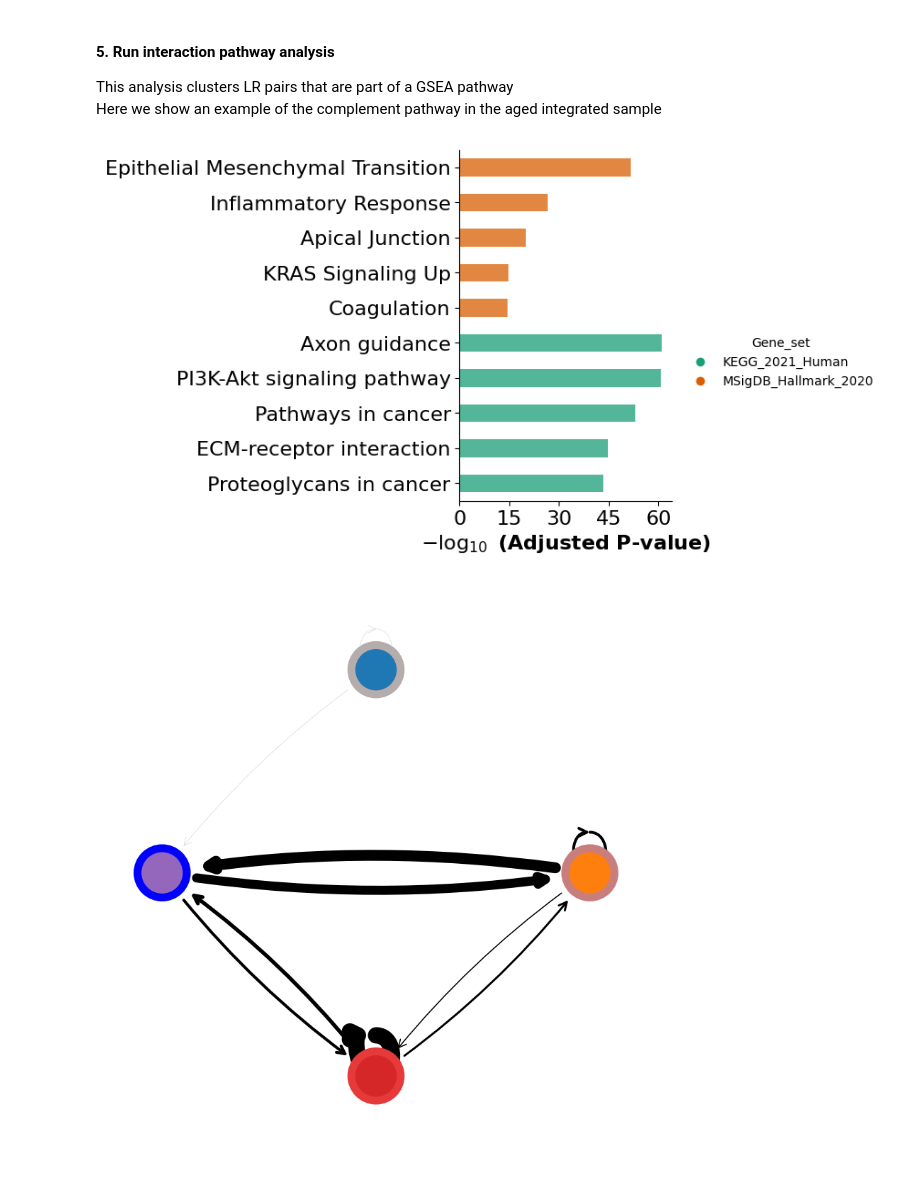
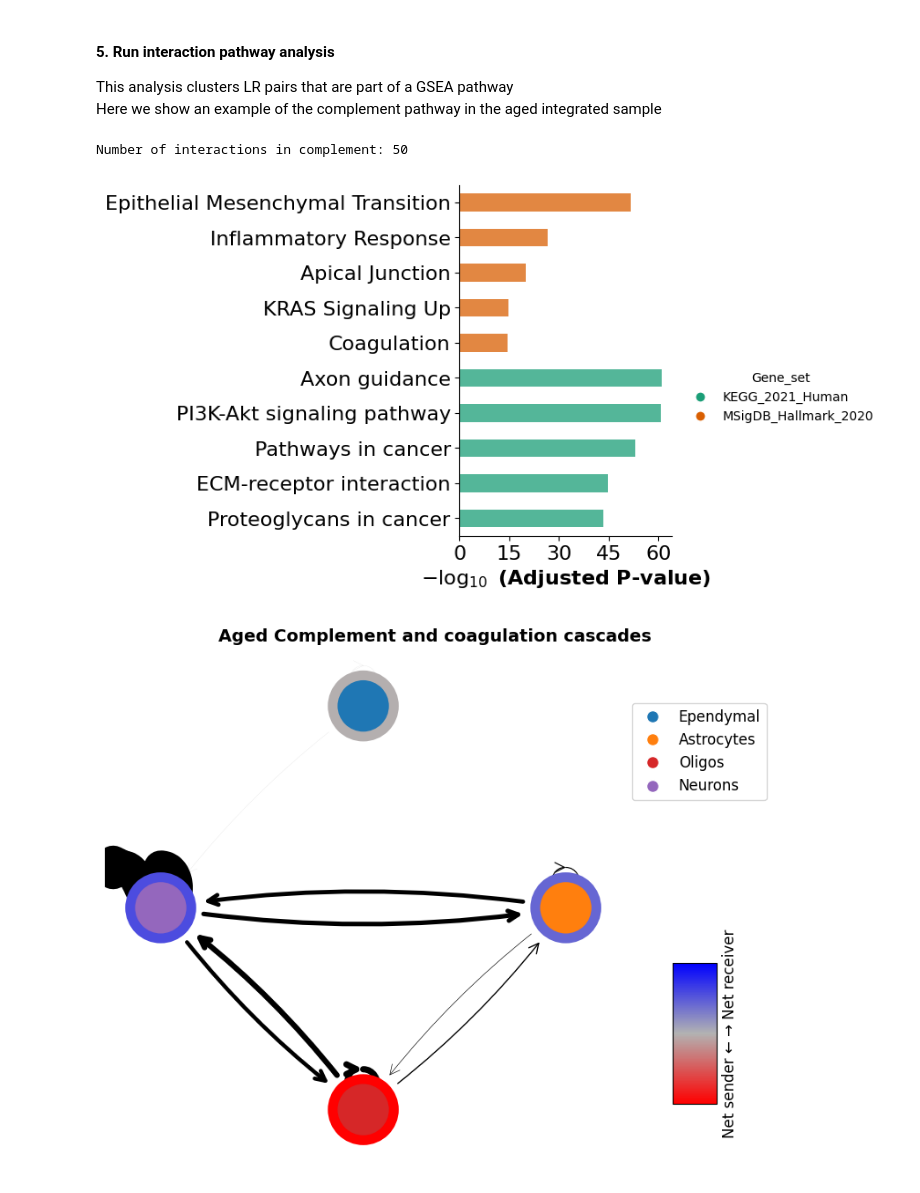
Before and after one commit to GenomicsMachineLearning/MMCCI, a Jupyter notebook: examples/brain_aging_example.ipynb, the cells around one changed output. Saved outputs shown, nothing was run; the diff lists cells and outputs as text; code cells hidden in the pictures.

Commit message:
Remove deprecated data files and update function names for clarity; refactor CCIData class methods

```diff
--- a/examples/brain_aging_example.ipynb
+++ b/examples/brain_aging_example.ipynb
@@ -181,12 +194,3 @@ mmcci.plt.lrs_per_celltype(young_integrated_filtered, sender="Astrocytes", recei
 
 This analysis clusters LR pairs with similar networks together. \
 Here we show an example of one aged cluster and one young cluster and run GSEA analysis on the LRs involved
-# %%
-aged_clusters = mmcci.an.cell_network_clustering(aged_integrated_filtered, n_clusters=0)
-aged_integrated_clusters = mmcci.an.subset_clusters(aged_integrated_filtered, aged_clusters)
-aged_overall_clusters = mmcci.an.calculate_cluster_interactions(aged_integrated_clusters)
-
-for cluster, matrix in list(aged_overall_clusters.items())[0:1]:
-    print("\ncluster" + str(cluster) + ": Contains " + str(len(aged_integrated_clusters[cluster])) + " LR pairs")
-    mmcci.plt.chord_plot(matrix, colors=colors)
-    mmcci.an.run_gsea(aged_integrated_clusters[cluster], organism="mouse", gene_sets=["KEGG_2021_Human", "MSigDB_Hallmark_2020"])
@@ -204,9 +196,0 @@ cluster0: Contains 34 LR pairs
-# %%
-young_clusters = mmcci.an.cell_network_clustering(young_integrated_filtered, n_clusters=0)
-young_integrated_clusters = mmcci.an.subset_clusters(young_integrated_filtered, young_clusters)
-young_overall_clusters = mmcci.an.calculate_cluster_interactions(young_integrated_clusters)
-
-for cluster, matrix in list(young_overall_clusters.items())[0:1]:
-    print("\ncluster" + str(cluster) + ": Contains " + str(len(young_integrated_clusters[cluster])) + " LR pairs")
-    mmcci.plt.chord_plot(matrix, colors=colors)
-    mmcci.an.run_gsea(young_integrated_clusters[cluster], organism="mouse", gene_sets=["KEGG_2021_Human", "MSigDB_Hallmark_2020"])
@@ -223,0 +197,5 @@ cluster0: Contains 53 LR pairs
+# %%
+aged = mmcci.an.cell_network_clustering(aged, assay='filtered', n_clusters=0)
+
+mmcci.plt.chord_plot(aged.assays['cluster_0']['overall'], colors=colors, title='Aged Cluster 0')
+mmcci.an.run_gsea(aged, assay='cluster_0', organism='mouse', return_results=False)
@@ -223,0 +207,5 @@ cluster0: Contains 53 LR pairs
+# %%
+young = mmcci.an.cell_network_clustering(young, assay='filtered', n_clusters=0)
+
+mmcci.plt.chord_plot(young.assays['cluster_0']['overall'], colors=colors, title='Young Cluster 0')
+mmcci.an.run_gsea(young, assay='cluster_0', organism='mouse', return_results=False)
@@ -228,13 +225,13 @@ This analysis clusters LR pairs that are part of a GSEA pathway \
 Here we show an example of the complement pathway in the aged integrated sample
 # %%
 # First we run the pathway analysis to find the LR pairs involved in each pathway
-results = mmcci.an.run_gsea(aged_integrated_filtered, organism="mouse", gene_sets=["KEGG_2021_Human", "MSigDB_Hallmark_2020"], show_dotplot=False)
+results = mmcci.an.run_gsea(aged, organism="mouse", gene_sets=["KEGG_2021_Human", "MSigDB_Hallmark_2020"], show_dotplot=False)
 
 # We subset the LR pairs to only include those involved in the Complement and coagulation cascades pathway
-grouped = mmcci.an.pathway_subset(aged_integrated_filtered, results, ["Complement and coagulation cascades"], strict=False)
-grouped_overall = mmcci.it.calculate_overall_interactions(grouped)
-mmcci.plt.network_plot(grouped_overall, node_size=2500, edge_weight=50, figsize=(8,8), node_colors=colors, show_labels=False)
-mmcci.plt.lr_barplot(grouped, n=10, x_label_size=24, y_label_size=30, y_tick_size=24, figsize=(6,5))
+aged = mmcci.an.pathway_subset(aged, gsea_results=results, terms=["Complement and coagulation cascades"], assay_name="complement", strict=False)
+mmcci.plt.network_plot(aged.assays['complement']['overall'], node_colors=colors, title='Aged Complement and coagulation cascades')
+mmcci.plt.lr_barplot(aged, assay="complement")
 # %% [output]
+Number of interactions in complement: 50
 [figure]
-[figure, old version]
+[figure, new version]
```
Also changed, not shown: parts of 50 cells of this notebook, 31 other files.
